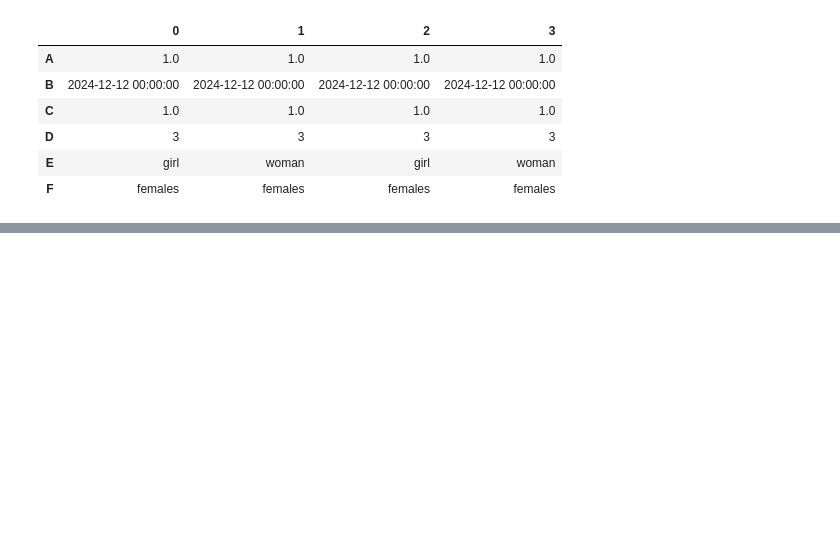
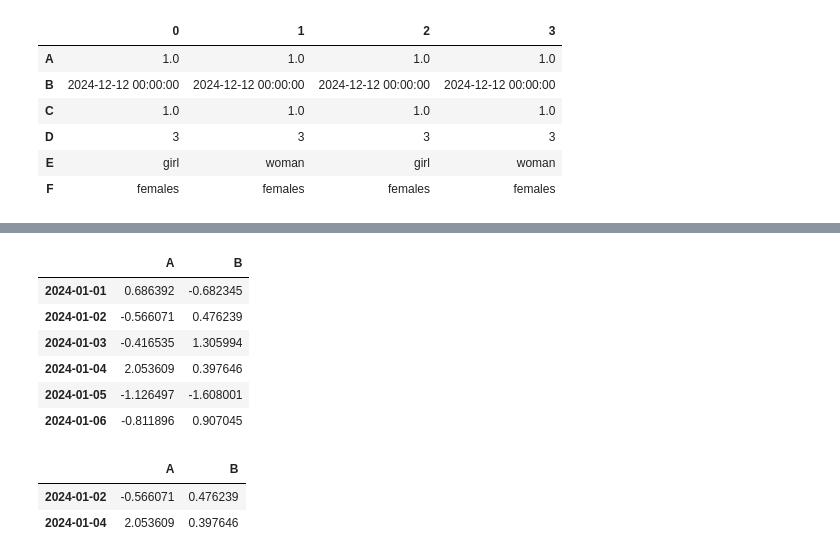
Before and after one commit to Syeda-Eman/40-days-of-Python, a Jupyter notebook: Day_9.ipynb, the cells around one changed output, grey strips where cells are left out. Cells and saved outputs as stored; diff of their text form; code cells hidden in the pictures; blank space fills up the shorter version.

```diff
--- a/Day_9.ipynb
+++ b/Day_9.ipynb
@@ -216 +216,17 @@ df.loc[dates[0]]
 dtype: float64
+# %%
+df.loc[:,["A","B"]]
+# %% [output]
+|  | A | B |
+| 2024-01-01 | 0.686392 | -0.682345 |
+| 2024-01-02 | -0.566071 | 0.476239 |
+| 2024-01-03 | -0.416535 | 1.305994 |
+| 2024-01-04 | 2.053609 | 0.397646 |
+| 2024-01-05 | -1.126497 | -1.608001 |
+| 2024-01-06 | -0.811896 | 0.907045 |
+# %%
+df.loc[["20240102","20240104"], ["A","B"]]
+# %% [output]
+|  | A | B |
+| 2024-01-02 | -0.566071 | 0.476239 |
+| 2024-01-04 | 2.053609 | 0.397646 |
```
Also changed, not shown: parts of 12 cells of this notebook.
